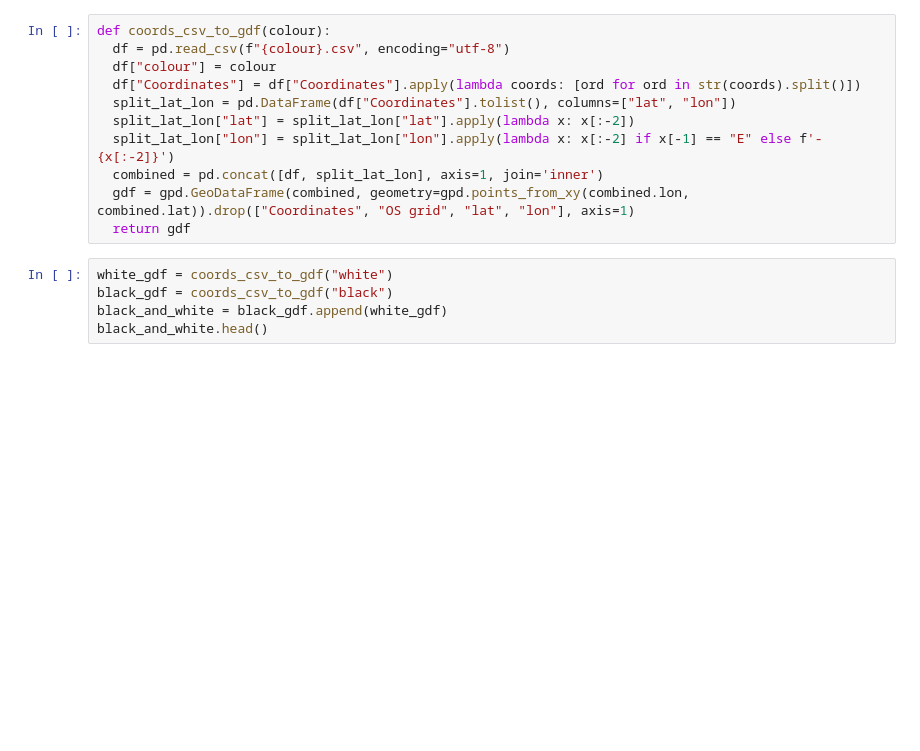
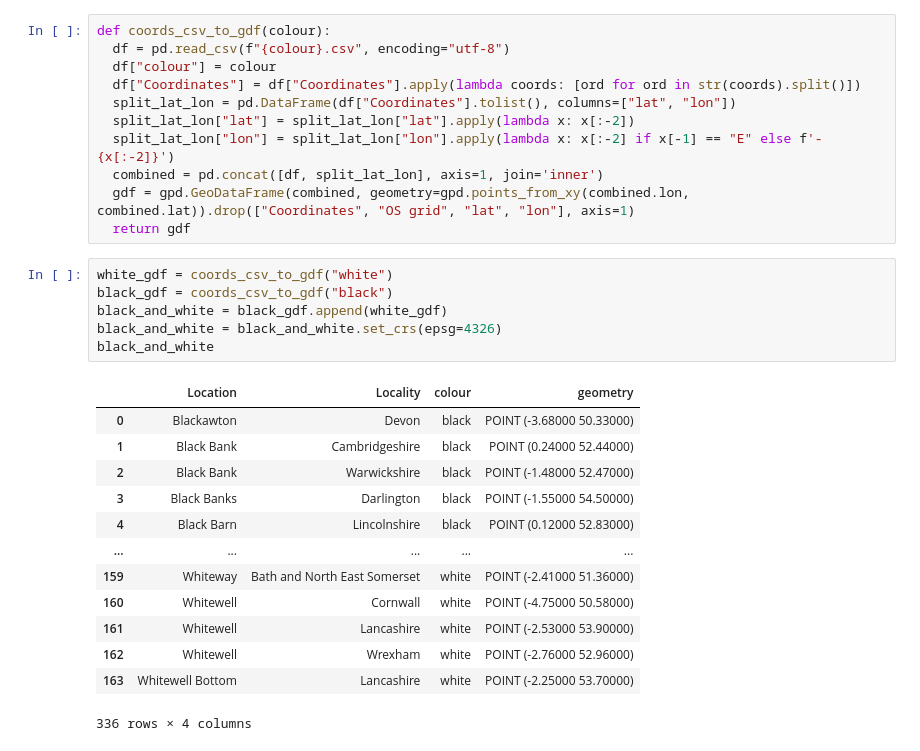
Before and after one commit to DafyddLlyr/black_or_white, a Jupyter notebook: black_or_white.ipynb, the cells around one changed output. Drawn from its saved outputs; the diff is of its cells as text; blank space fills up the shorter version.

```diff
--- a/black_or_white.ipynb
+++ b/black_or_white.ipynb
@@ -17,8 +19,23 @@ def coords_csv_to_gdf(colour):
 # %%
 white_gdf = coords_csv_to_gdf("white")
 black_gdf = coords_csv_to_gdf("black")
 black_and_white = black_gdf.append(white_gdf)
-black_and_white.head()
+black_and_white = black_and_white.set_crs(epsg=4326)
+black_and_white
+# %% [output]
+|  | Location | Locality | colour | geometry |
+| 0 | Blackawton | Devon | black | POINT (-3.68000 50.33000) |
+| 1 | Black Bank | Cambridgeshire | black | POINT (0.24000 52.44000) |
+| 2 | Black Bank | Warwickshire | black | POINT (-1.48000 52.47000) |
+| 3 | Black Banks | Darlington | black | POINT (-1.55000 54.50000) |
+| 4 | Black Barn | Lincolnshire | black | POINT (0.12000 52.83000) |
+| ... | ... | ... | ... | ... |
+| 159 | Whiteway | Bath and North East Somerset | white | POINT (-2.41000 51.36000) |
+| 160 | Whitewell | Cornwall | white | POINT (-4.75000 50.58000) |
+| 161 | Whitewell | Lancashire | white | POINT (-2.53000 53.90000) |
+| 162 | Whitewell | Wrexham | white | POINT (-2.76000 52.96000) |
+| 163 | Whitewell Bottom | Lancashire | white | POINT (-2.25000 53.70000) |
+336 rows × 4 columns
 # %%
 regions = black_and_white["geometry"].unary_union
 voroni = {"geometry": voronoi_diagram(regions)}
```
Also changed, not shown: parts of 6 cells of this notebook, 3 other files.
